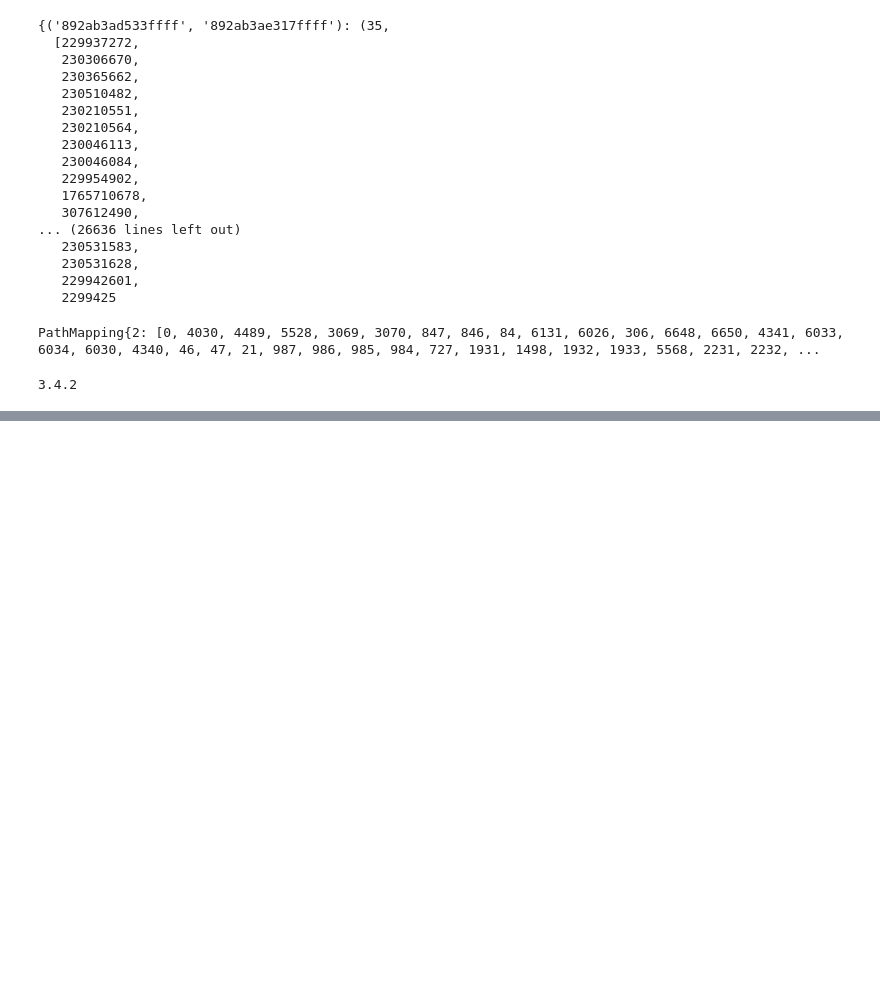
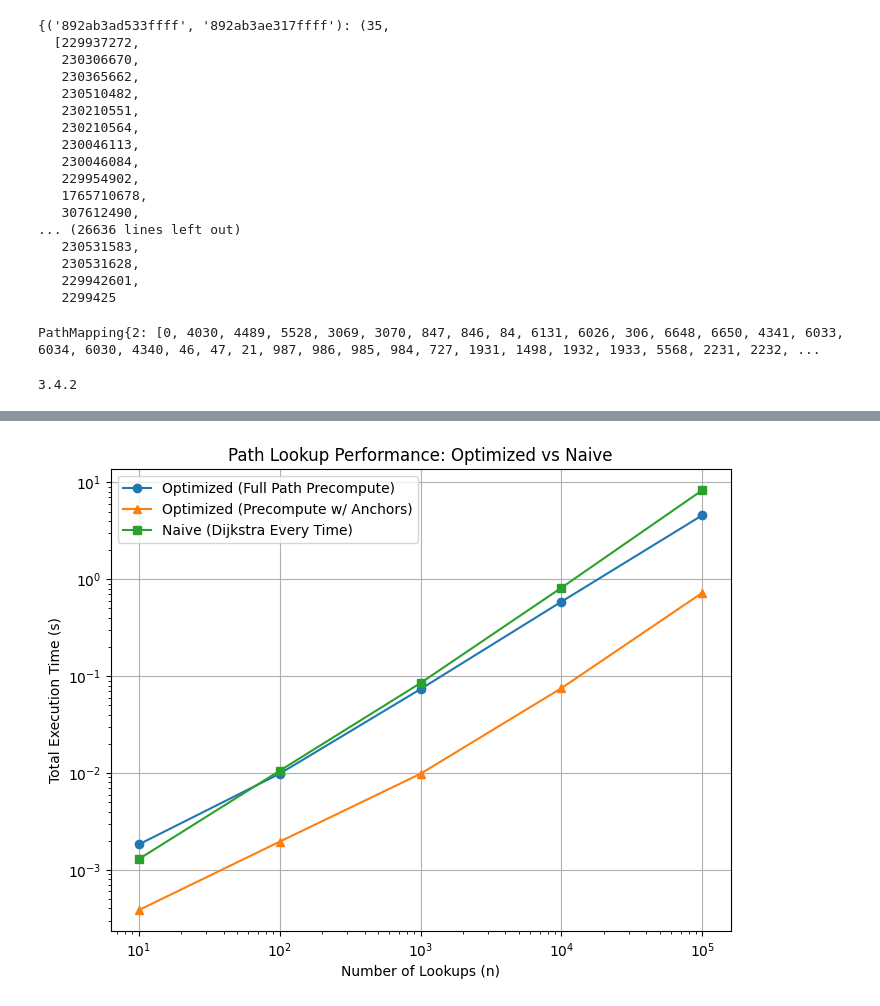
Before and after one commit to rydcunningham/edgerunner, a Jupyter notebook: apps/arc/armada_refactor.ipynb, the cells around one changed output, grey strips where cells are left out. Cells and saved outputs as stored; diff of their text form; code cells hidden in the pictures; blank space fills up the shorter version.

Commit message:
significant optimizations to pathfinding and precomputation

```diff
--- a/apps/arc/armada_refactor.ipynb
+++ b/apps/arc/armada_refactor.ipynb
@@ -512,0 +520,11 @@ print(nx.__version__)
+# %%
+# Road Network Generation Benchmarking - Parallel vs Single-Threaded Precomputation
+center = geo.Location(30.1123, -96.2353)
+radii = [3, 5, 7]
+
+num_runs = 1  # Number of runs per configuration
+
+# Dictionary to store initialization times for each radius and mode
+init_times = {radius: {'Single-Threaded': [], 'Parallel': []} for radius in radii}
+# %%
+testnet = network.RoadNetwork(center, 6, parallel_precompute=True)
@@ -512,0 +844,74 @@ print(nx.__version__)
+# %%
+n_values = [10, 100, 1000, 10000, 100000]
+optimized_times_alpha = []  # Full path optimized
+optimized_times_beta = []   # Anchor-node optimized
+optimized_times_gamma = []   # Anchor-node, intra-cell pre-computed path optimized
+naive_times = []
+
+original_hex_cache = testnet.hex_path_cache
+original_path_cache = testnet.path_cache
+
+for n in n_values:
+    # Reset counters
+    hex_cache_hits = 0
+    path_cache_hits = 0
+    new_paths_added = 0
+
+    # Reset cache
+    testnet.hex_path_cache = original_hex_cache
+    testnet.path_cache = original_path_cache
+
+    # Optimized Alpha (Full path optimized)
+    opt_time_alpha = timeit.timeit(
+        "optimized_path_lookup_alpha()",
+        globals=globals(),
+        number=n
+    )
+    optimized_times_alpha.append(opt_time_alpha)
+
+    # Optimized Beta (Anchor-based path optimization)
+    opt_time_beta = timeit.timeit(
+        "optimized_path_lookup_beta()",
+        globals=globals(),
+        number=n
+    )
+    optimized_times_beta.append(opt_time_beta)
+
+    # Optimized Gamma (Anchor-based, intra-cell pre-computed path optimization)
+    #opt_time_gamma = timeit.timeit(
+    #    "optimized_path_lookup_gamma()",
+    #    globals=globals(),
+    #    number=n
+    #)
+    #optimized_times_gamma.append(opt_time_gamma)
+
+    # Naive (Dijkstra Every Time)
+    naive_time = timeit.timeit(
+        "naive_path_lookup()",
+        globals=globals(),
+        number=n
+    )
+    naive_times.append(naive_time)
+
+    print(f"n={n}:")
+    print(f"  Optimized (Full Path)     = {opt_time_alpha:.4f}s")
+    print(f"  Optimized (Anchor Nodes)  = {opt_time_beta:.4f}s")
+    #print(f"  Optimized (Anchor Nodes, Intra-cell)  = {opt_time_gamma:.4f}s")
+    print(f"  Naive (Dijkstra Every Time) = {naive_time:.4f}s")
+    print(f"  Cache Stats -> Hex Cache Hits: {hex_cache_hits}, Path Cache Hits: {path_cache_hits}, New Paths Added: {new_paths_added}")
+
+# Plot comparison
+plt.figure(figsize=(8, 6))
+plt.plot(n_values, optimized_times_alpha, marker='o', label='Optimized (Full Path Precompute)')
+plt.plot(n_values, optimized_times_beta, marker='^', label='Optimized (Precompute w/ Anchors)')
+#plt.plot(n_values, optimized_times_gamma, marker='s', label='Optimized (Precompute w/ Anchors, Intra-cell)')
+plt.plot(n_values, naive_times, marker='s', label='Naive (Dijkstra Every Time)')
+plt.xlabel('Number of Lookups (n)')
+plt.ylabel('Total Execution Time (s)')
+plt.title('Path Lookup Performance: Optimized vs Naive')
+plt.legend()
+plt.grid(True)
+plt.xscale('log')
+plt.yscale('log')
+plt.show()
+# %% [output]
@@ -512,0 +935 @@ print(nx.__version__)
+[figure, added]
```
Also changed, not shown: parts of 9 cells of this notebook, 9 other files.
